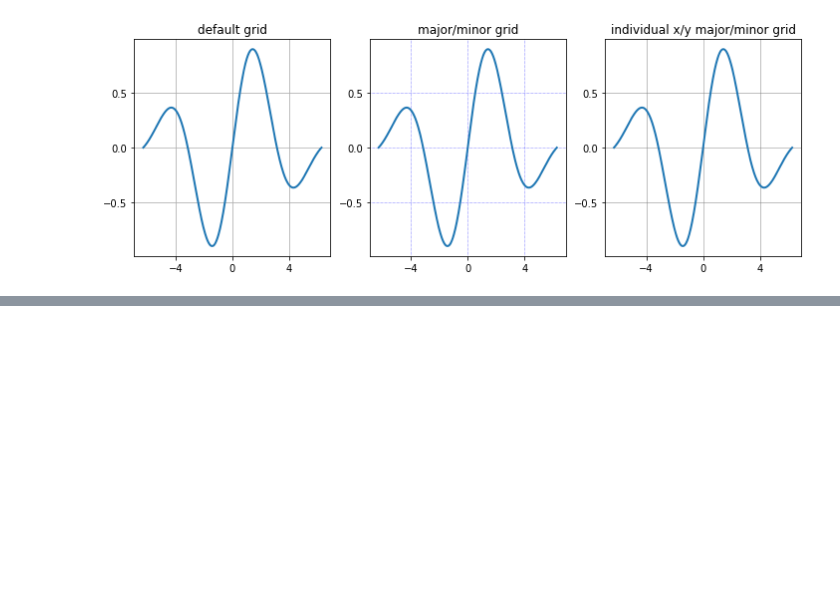
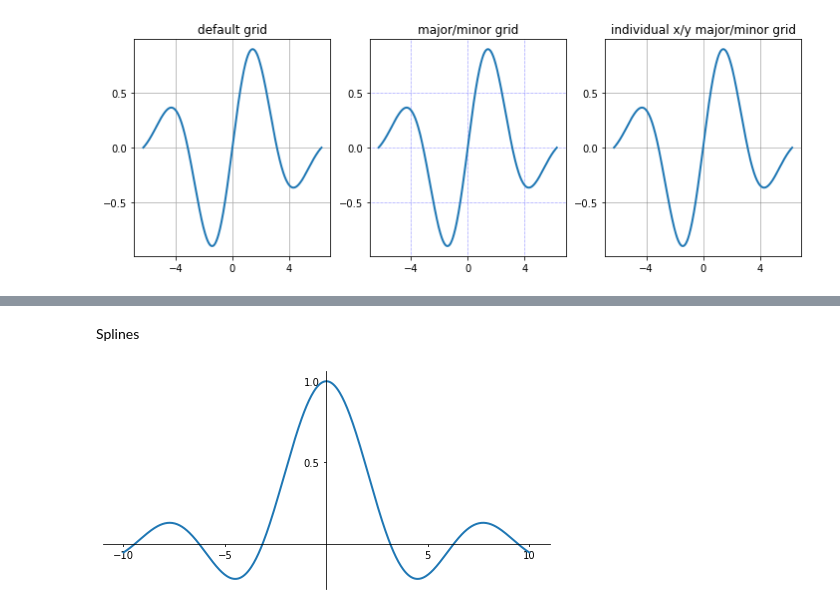
Before and after one commit to SamMachariaPhD/Numerical_Python, a Jupyter notebook: Chapter 4 -- Plotting and Visualization.ipynb, the cells around one changed output, grey strips where cells are left out. Saved outputs shown, nothing was run; the diff lists cells and outputs as text; code cells hidden in the pictures; blank space fills up the shorter version.

```diff
--- a/Chapter 4 -- Plotting and Visualization.ipynb
+++ b/Chapter 4 -- Plotting and Visualization.ipynb
@@ -240,0 +305,30 @@ axes[2].grid(color='grey', which='major', axis='y', linestyle='-', linewidth=0.5
+# %% [markdown]
+Splines
+# %%
+x = np.linspace(-10,10,500)
+y = np.sin(x)/x
+
+fig, ax = plt.subplots(figsize=(8,4))
+
+ax.plot(x,y,linewidth=2)
+
+# remove top and right spines
+ax.spines['right'].set_color('none')
+ax.spines['top'].set_color('none')
+
+# remove top and right spine ticks
+ax.xaxis.set_ticks_position('bottom')
+ax.yaxis.set_ticks_position('left')
+
+# move bottom and left spine to x = 0 and y = 0
+ax.spines['bottom'].set_position(('data',0))
+ax.spines['left'].set_position(('data',0))
+
+ax.set_xticks([-10, -5, 5, 10])
+ax.set_yticks([0.5, 1])
+
+# give each label a solid background of white, to not overlap with the plot line
+for label in ax.get_xticklabels()+ax.get_yticklabels():
+    label.set_bbox({'facecolor':'white','edgecolor':'white'})
+# %% [output]
+[figure, added]
```
Also changed, not shown: parts of 17 cells of this notebook.
